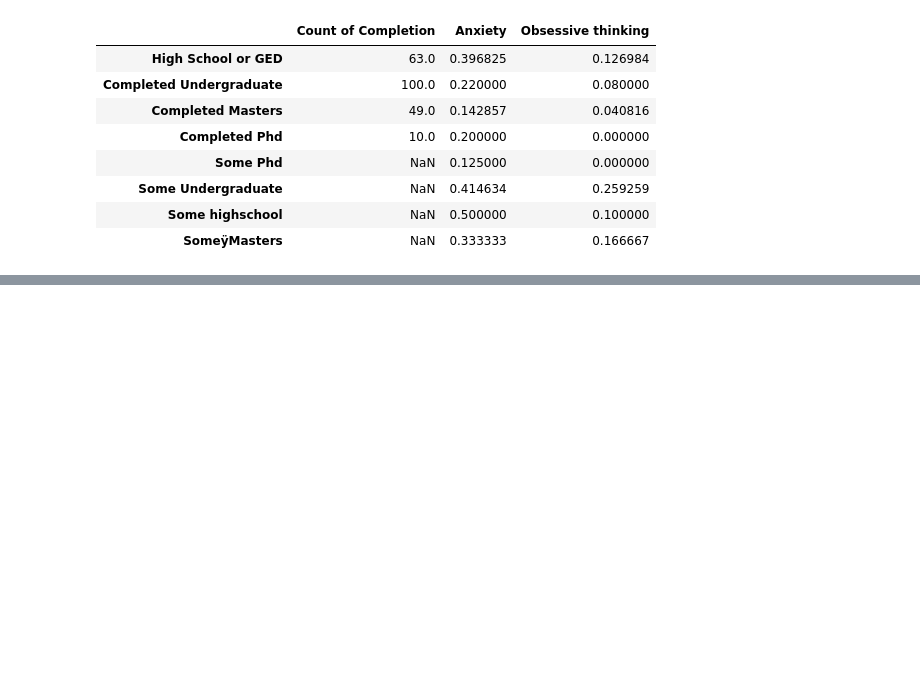
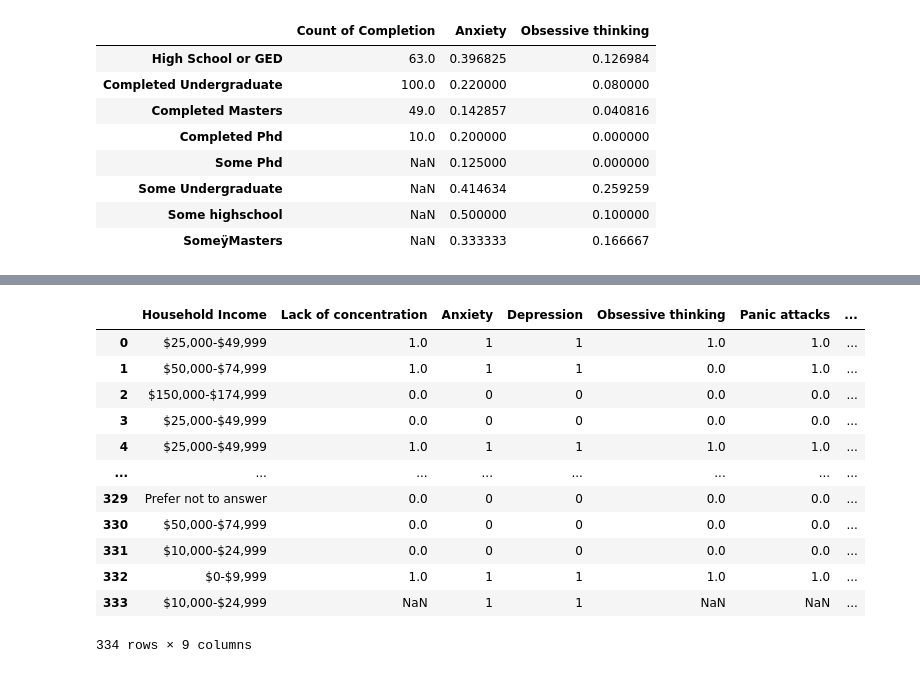
Before and after one commit to KMcLaurin12/Butler_GroupF_Project1, a Jupyter notebook: project_f.ipynb, the cells around one changed output, grey strips where cells are left out. Drawn from its saved outputs; the diff is of its cells as text; code cells hidden in the pictures; blank space fills up the shorter version.

```diff
--- a/project_f.ipynb
+++ b/project_f.ipynb
@@ -277,0 +278,25 @@ final_MH_completion_df
+# %%
+redone_unemployment_MH_df = unemployment_MH_df[["Household Income",
+                                                "Lack of concentration",
+                                                "Anxiety",
+                                                "Depression",
+                                                "Obsessive thinking",
+                                                "Panic attacks",
+                                                "Mood swings",
+                                                "Compulsive behavior",
+                                                "Tiredness"]]
+redone_unemployment_MH_df
+# %% [output]
+|  | Household Income | Lack of concentration | Anxiety | Depression | Obsessive thinking | Panic attacks | ... |
+| 0 | $25,000-$49,999 | 1.0 | 1 | 1 | 1.0 | 1.0 | ... |
+| 1 | $50,000-$74,999 | 1.0 | 1 | 1 | 0.0 | 1.0 | ... |
+| 2 | $150,000-$174,999 | 0.0 | 0 | 0 | 0.0 | 0.0 | ... |
+| 3 | $25,000-$49,999 | 0.0 | 0 | 0 | 0.0 | 0.0 | ... |
+| 4 | $25,000-$49,999 | 1.0 | 1 | 1 | 1.0 | 1.0 | ... |
+| ... | ... | ... | ... | ... | ... | ... | ... |
+| 329 | Prefer not to answer | 0.0 | 0 | 0 | 0.0 | 0.0 | ... |
+| 330 | $50,000-$74,999 | 0.0 | 0 | 0 | 0.0 | 0.0 | ... |
+| 331 | $10,000-$24,999 | 0.0 | 0 | 0 | 0.0 | 0.0 | ... |
+| 332 | $0-$9,999 | 1.0 | 1 | 1 | 1.0 | 1.0 | ... |
+| 333 | $10,000-$24,999 | NaN | 1 | 1 | NaN | NaN | ... |
+334 rows × 9 columns
```
Also changed, not shown: parts of 37 cells of this notebook.
